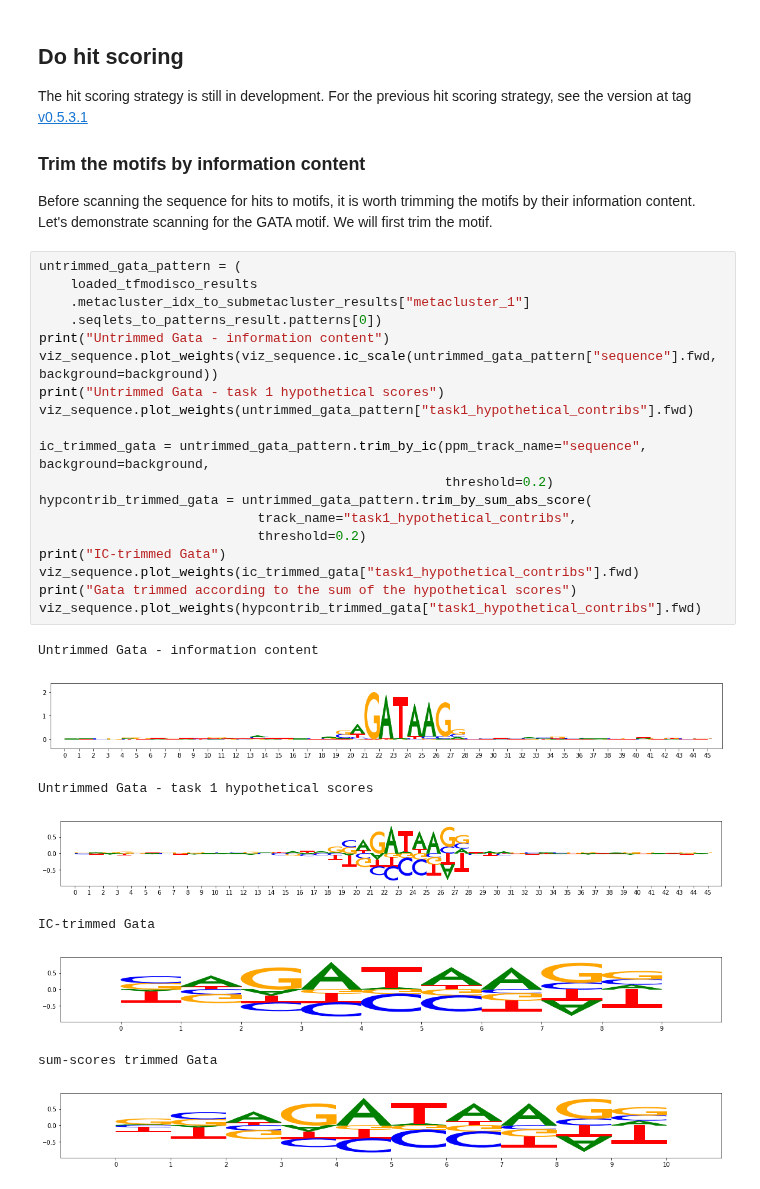
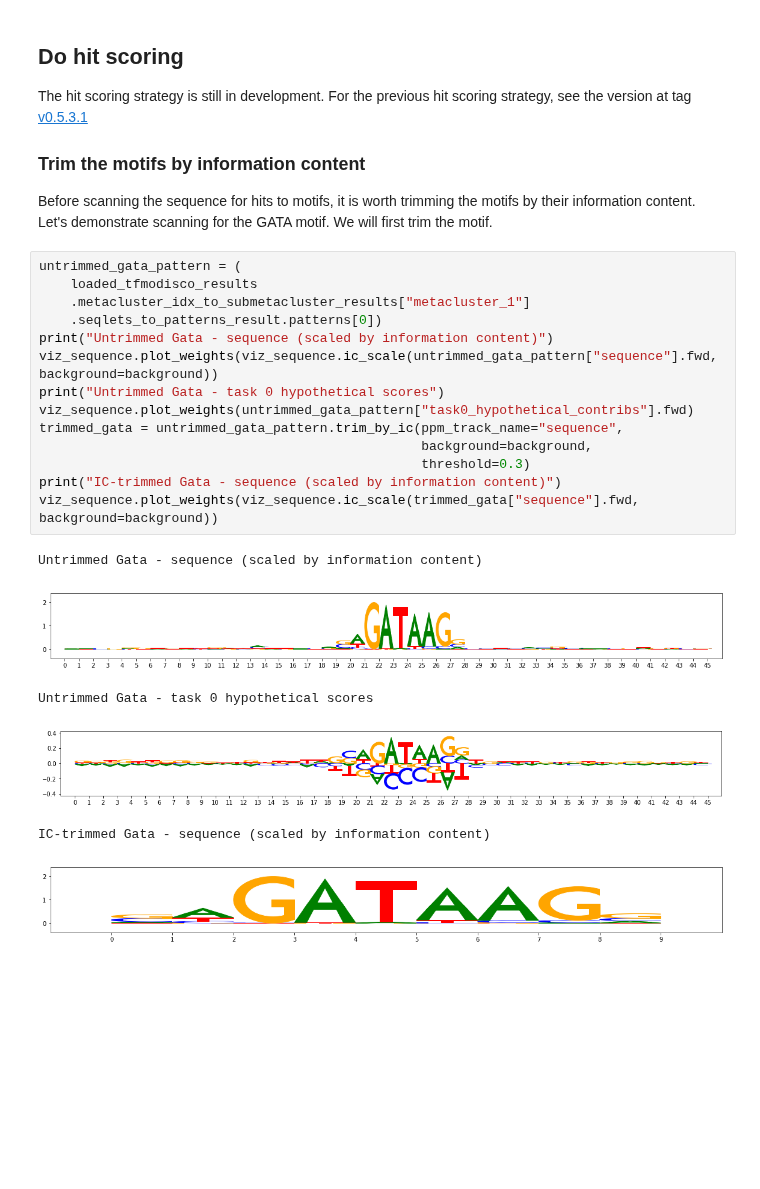
Before and after one commit to kundajelab/tfmodisco, a Jupyter notebook: examples/simulated_TAL_GATA_deeplearning/(On_Google_Colab)_With_Hit_Scoring_TF_MoDISco_TAL_GATA.ipynb, the cells around one changed output. Drawn from its saved outputs; the diff is of its cells as text; blank space fills up the shorter version.

```diff
--- a/examples/simulated_TAL_GATA_deeplearning/(On_Google_Colab)_With_Hit_Scoring_TF_MoDISco_TAL_GATA.ipynb
+++ b/examples/simulated_TAL_GATA_deeplearning/(On_Google_Colab)_With_Hit_Scoring_TF_MoDISco_TAL_GATA.ipynb
@@ -367,28 +366,21 @@ Before scanning the sequence for hits to motifs, it is worth trimming the motifs
 # %%
 untrimmed_gata_pattern = (
     loaded_tfmodisco_results
     .metacluster_idx_to_submetacluster_results["metacluster_1"]
     .seqlets_to_patterns_result.patterns[0])
-print("Untrimmed Gata - information content")
+print("Untrimmed Gata - sequence (scaled by information content)")
 viz_sequence.plot_weights(viz_sequence.ic_scale(untrimmed_gata_pattern["sequence"].fwd, background=background))
-print("Untrimmed Gata - task 1 hypothetical scores")
-viz_sequence.plot_weights(untrimmed_gata_pattern["task1_hypothetical_contribs"].fwd)
-
-ic_trimmed_gata = untrimmed_gata_pattern.trim_by_ic(ppm_track_name="sequence", background=background,
-                                                    threshold=0.2)
-hypcontrib_trimmed_gata = untrimmed_gata_pattern.trim_by_sum_abs_score(
-                            track_name="task1_hypothetical_contribs",
-                            threshold=0.2)
-print("IC-trimmed Gata")
-viz_sequence.plot_weights(ic_trimmed_gata["task1_hypothetical_contribs"].fwd)
-print("Gata trimmed according to the sum of the hypothetical scores")
-viz_sequence.plot_weights(hypcontrib_trimmed_gata["task1_hypothetical_contribs"].fwd)
+print("Untrimmed Gata - task 0 hypothetical scores")
+viz_sequence.plot_weights(untrimmed_gata_pattern["task0_hypothetical_contribs"].fwd)
+trimmed_gata = untrimmed_gata_pattern.trim_by_ic(ppm_track_name="sequence",
+                                                 background=background,
+                                                 threshold=0.3)
+print("IC-trimmed Gata - sequence (scaled by information content)")
+viz_sequence.plot_weights(viz_sequence.ic_scale(trimmed_gata["sequence"].fwd, background=background))
 # %% [output]
-Untrimmed Gata - information content
+Untrimmed Gata - sequence (scaled by information content)
 [figure]
-Untrimmed Gata - task 1 hypothetical scores
+Untrimmed Gata - task 0 hypothetical scores
-[figure, old version]
+[figure, new version]
-IC-trimmed Gata
+IC-trimmed Gata - sequence (scaled by information content)
-[figure, old version]
+[figure, new version]
-sum-scores trimmed Gata
-[figure, removed]
```
Also changed, not shown: parts of 15 cells of this notebook, 1 other file.
